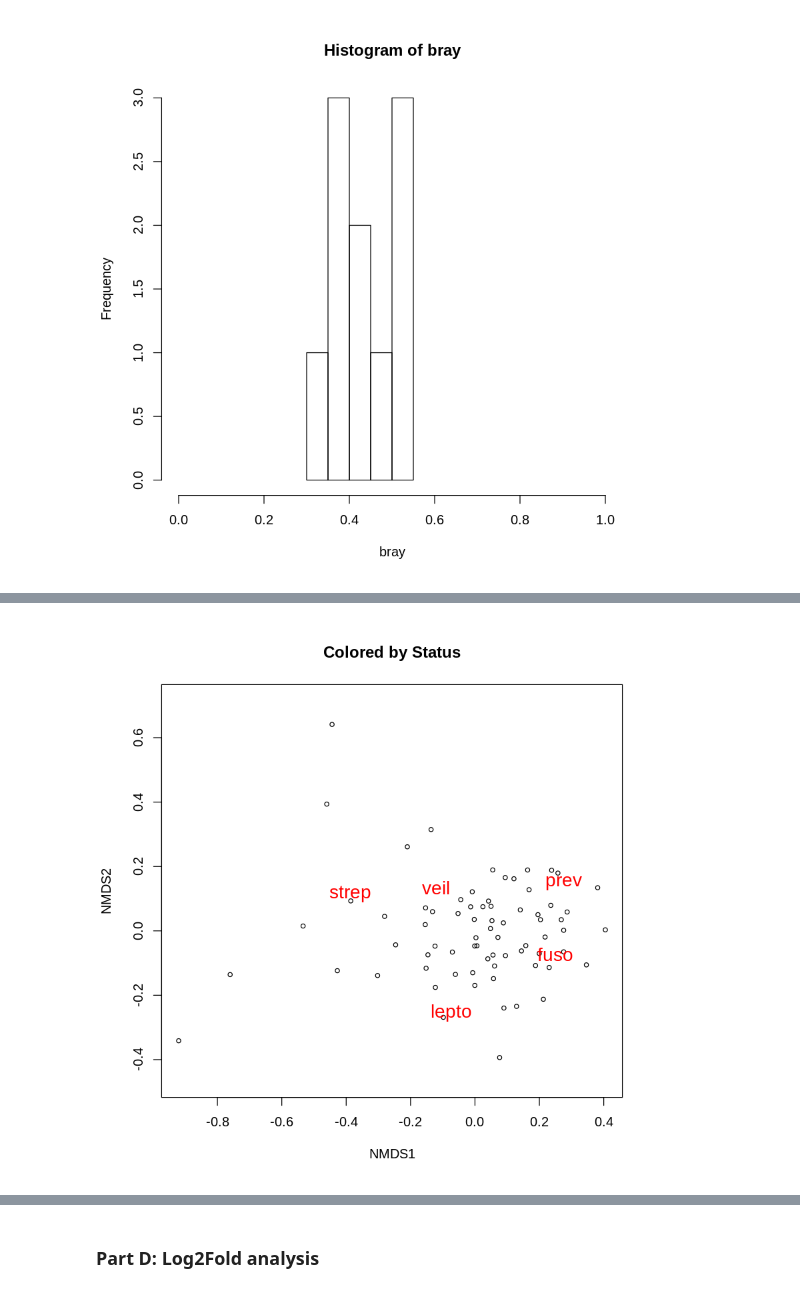
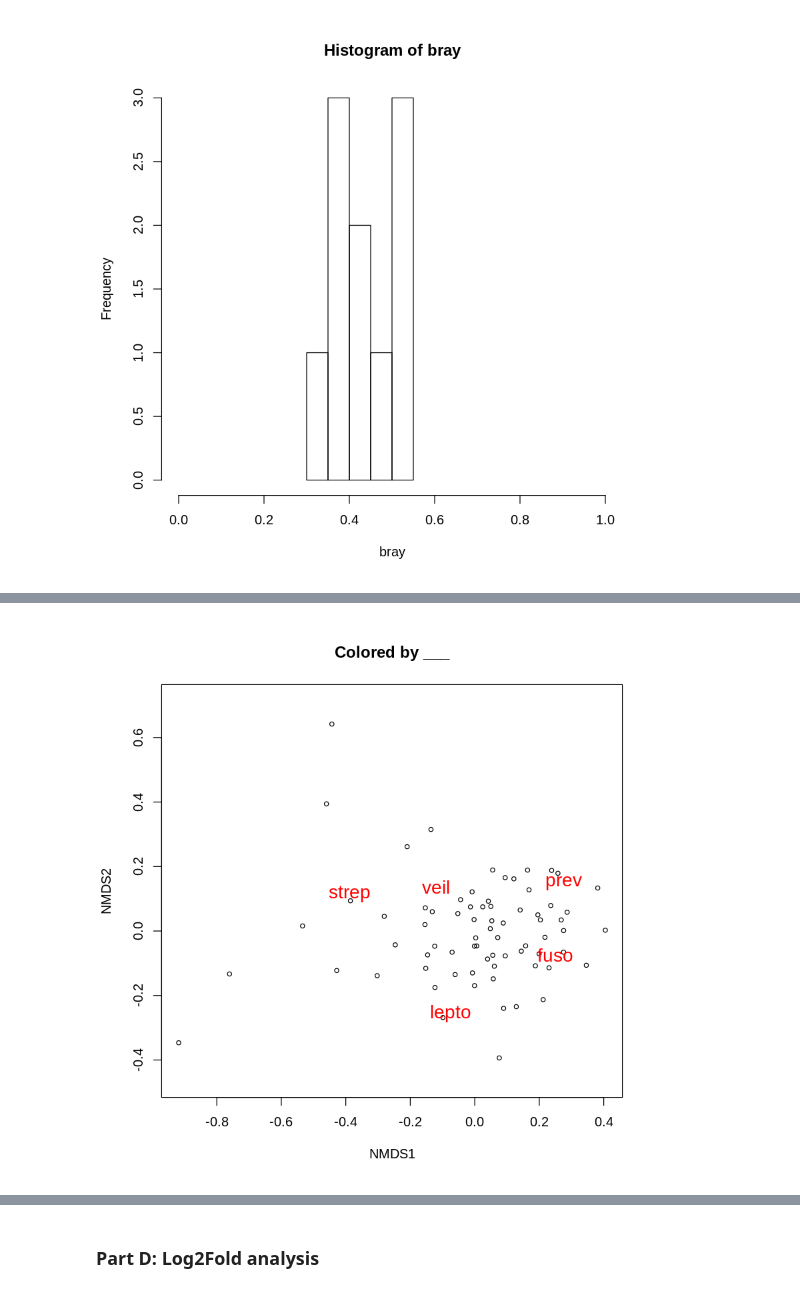
Before and after one commit to genevaporter/SDSU-BIOL-696, a Jupyter notebook: R-section/project/PorterRProjectPt1.ipynb, the cells around one changed output, grey strips where cells are left out. Cells and saved outputs as stored; diff of their text form; code cells hidden in the pictures.

```diff
--- a/R-section/project/PorterRProjectPt1.ipynb
+++ b/R-section/project/PorterRProjectPt1.ipynb
@@ -305,9 +311,9 @@ Run 20 stress 0.1436404
 *** Solution reached
 # %%
 
-plot(bray_MDS, disp="sites", type="p", main = "Colored by Status")
+plot(bray_MDS, disp="sites", type="p", main = "Colored by ___")
 orditorp(bray_MDS, display = "species",
          cex = 1.4, col="red", air=0.01)
 # %% [output]
-[figure, old version]
+[figure, new version]
 # %% [markdown]
```
Also changed, not shown: parts of 14 cells of this notebook, 9 other files.
